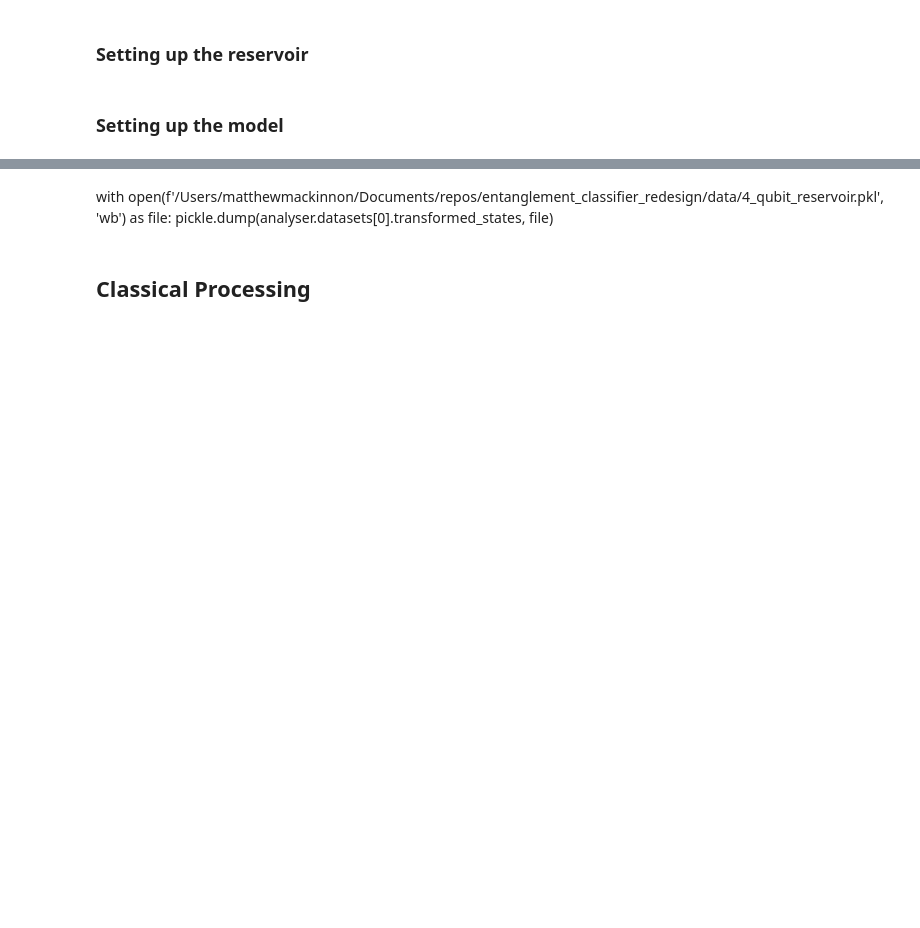
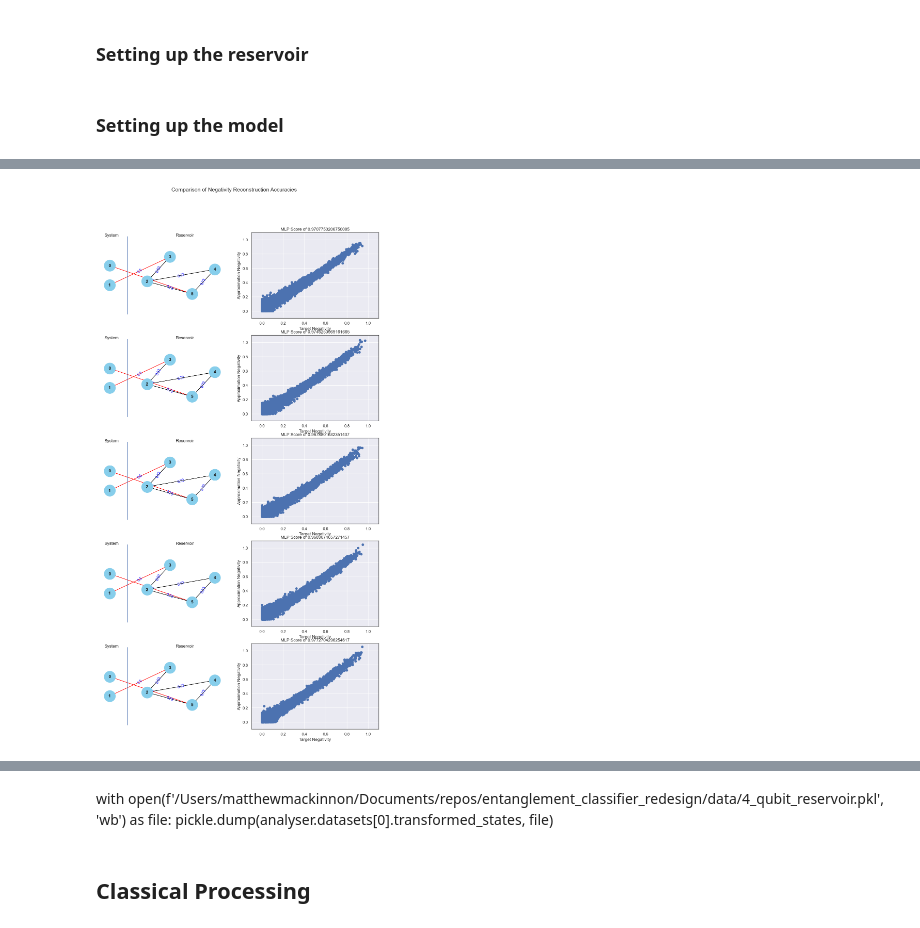
Before and after one commit to Mmackinnon01/qreservoir_computing, a Jupyter notebook: model_trial.ipynb, the cells around one changed output, grey strips where cells are left out. Saved outputs shown, nothing was run; the diff lists cells and outputs as text; code cells hidden in the pictures; blank space fills up the shorter version.

```diff
--- a/model_trial.ipynb
+++ b/model_trial.ipynb
@@ -83,10 +88,5 @@ analyser = ReservoirAnalyser(reservoirs)
 # %%
 import pickle
 
-with open(f"/Users/matthewmackinnon/Documents/repos/entanglement_classifier_redesign/data/2_qubit_dataset.pkl", 'rb') as file:
+with open(r'C:\Users\mmack\Documents\Repos\qreservoir_computing\data\2_qubit_dataset.pkl', 'rb') as file:
             analyser.states = pickle.load(file)
-# %%
-import pickle
-
-with open(f"/Users/matthewmackinnon/Documents/repos/entanglement_classifier_redesign/data/4_qubit_reservoir.pkl", 'rb') as file:
-            analyser.datasets = [pickle.load(file)]
@@ -116,0 +93,9 @@ analyser.generateStates(100000, n_qubits=system_nodes, state_subset="general")
+# %%
+import pickle
+import os
+
+analyser.datasets = []
+
+for file in os.listdir(r'C:\Users\mmack\Documents\Repos\qreservoir_computing\time_datasets'):
+    with open(os.path.join(r'C:\Users\mmack\Documents\Repos\qreservoir_computing\time_datasets', file), 'rb') as file:
+                analyser.datasets.append(pickle.load(file))
@@ -116,0 +111,4 @@ analyser.generateStates(100000, n_qubits=system_nodes, state_subset="general")
+# %%
+analyser.compare()
+# %% [output]
+[figure, added]
```
Also changed, not shown: parts of 27 cells of this notebook, 11 other files.
